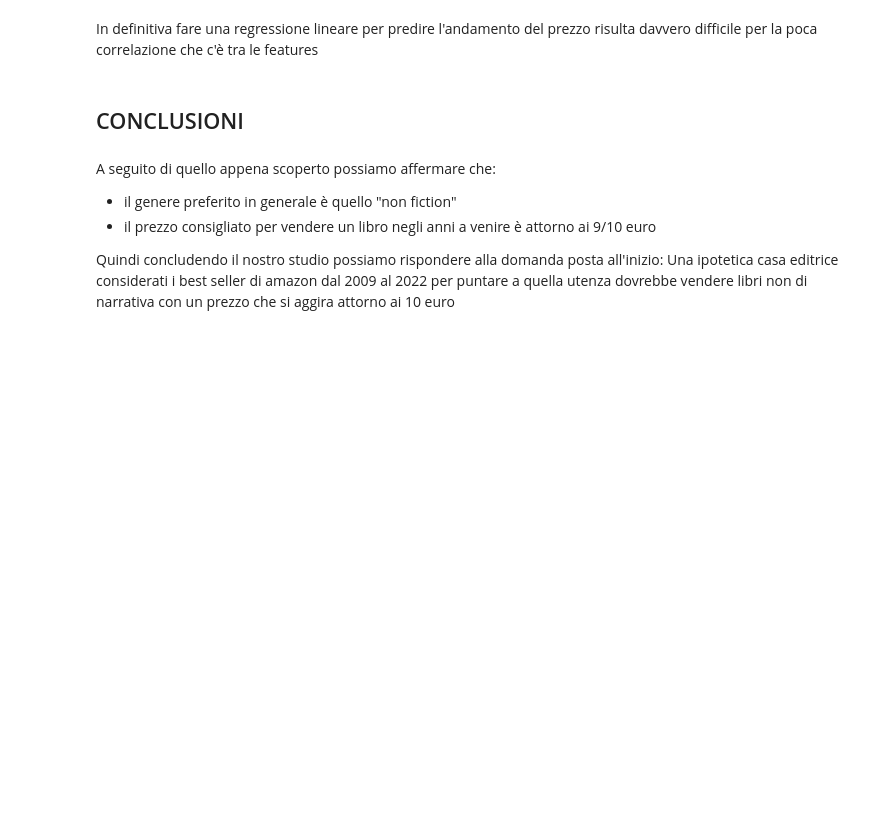
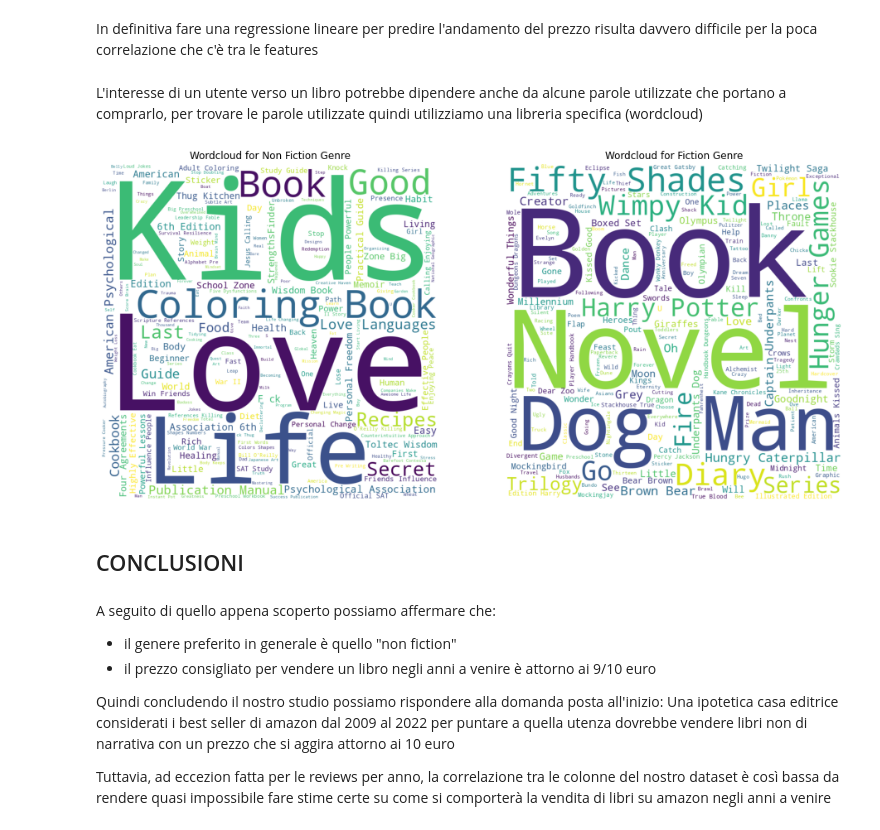
Before and after one commit to Nenne2000/BestSellerAmazon_Notebook, a Jupyter notebook: Notebook.ipynb, the cells around one changed output. Saved outputs shown, nothing was run; the diff lists cells and outputs as text; code cells hidden in the pictures; blank space fills up the shorter version.

```diff
--- a/Notebook.ipynb
+++ b/Notebook.ipynb
@@ -491,6 +490,23 @@ Come possiamo vedere l'errore è variabile e anche combinando diverse feature no
 Come si può notare l'errore minore lo ha il test fatto con le reviews, ma questo dato ragionando non è molto significativo essendo anch'esso poco correlato con il prezzo.
 # %% [markdown]
 In definitiva fare una regressione lineare per predire l'andamento del prezzo risulta davvero difficile per la poca correlazione che c'è tra le features
+# %% [markdown]
+L'interesse di un utente verso un libro potrebbe dipendere anche da alcune parole utilizzate che portano a comprarlo, per trovare le parole utilizzate quindi utilizziamo una libreria specifica (wordcloud)
+# %%
+fig, ax = plt.subplots(1, 2, figsize=(16,16))# plotting two subplots
+fict = WordCloud(background_color='white',width=800, height=800).generate(' '.join(book['Name'][book['Genre']=='Non Fiction']))
+non_fict= WordCloud(background_color='white',width=800, height=800).generate(' '.join(book['Name'][book['Genre']=='Fiction']))
+ax[0].imshow(fict)
+ax[0].axis('off')
+ax[0].set_title('Wordcloud for Non Fiction Genre')
+
+ax[1].imshow(non_fict)
+ax[1].axis('off')
+ax[1].set_title('Wordcloud for Fiction Genre')
+
+plt.show()
+# %% [output]
+[figure, added]
 # %% [markdown]
 ## CONCLUSIONI
 # %% [markdown]
@@ -500,3 +516,5 @@ A seguito di quello appena scoperto possiamo affermare che:
 
 Quindi concludendo il nostro studio possiamo rispondere alla domanda posta all'inizio:
 Una ipotetica casa editrice considerati i best seller di amazon dal 2009 al 2022 per puntare a quella utenza dovrebbe vendere libri non di narrativa con un prezzo che si aggira attorno ai 10 euro
+
+Tuttavia, ad eccezion fatta per le reviews per anno, la correlazione tra le colonne del nostro dataset è così bassa da rendere quasi impossibile fare stime certe su come si comporterà la vendita di libri su amazon negli anni a venire
```
Also changed, not shown: parts of 7 cells of this notebook.
